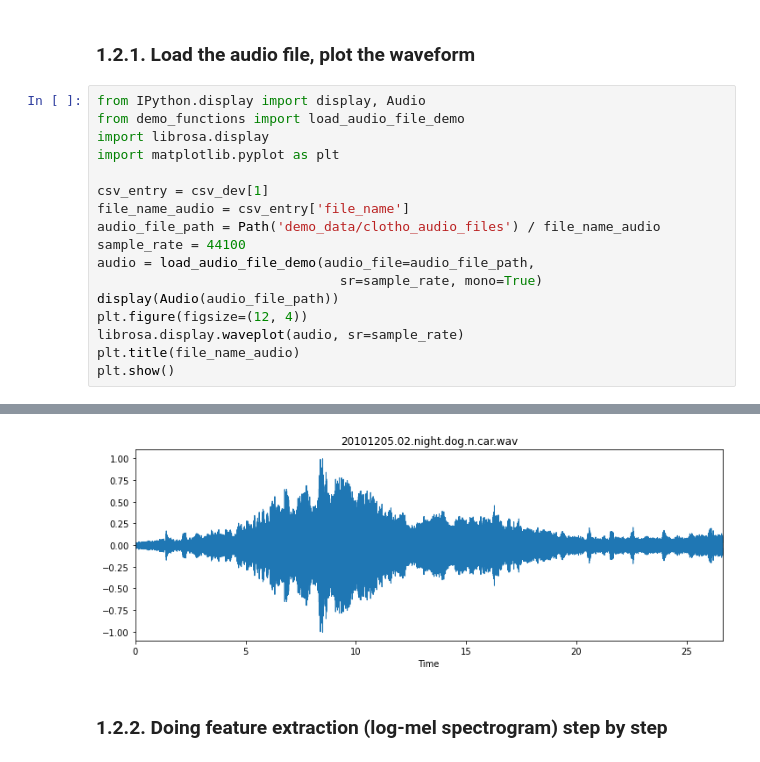
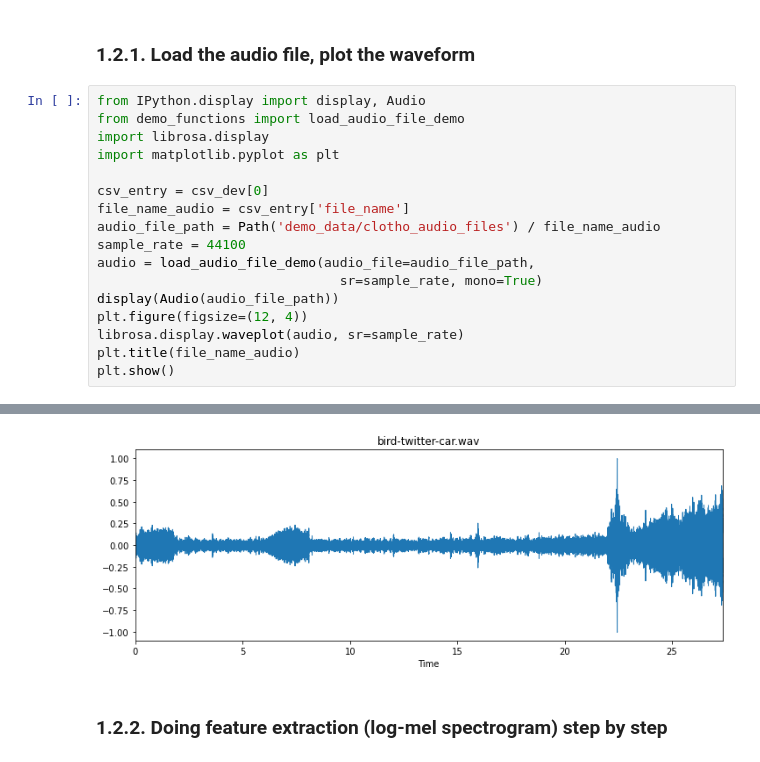
Before and after one commit to DK-Nguyen/audio-captioning-sub-sampling, a Jupyter notebook: notebooks/demo-audio-cap.ipynb, the cells around one changed output, grey strips where cells are left out. Drawn from its saved outputs; the diff is of its cells as text.

```diff
--- a/notebooks/demo-audio-cap.ipynb
+++ b/notebooks/demo-audio-cap.ipynb
@@ -190,23 +179,23 @@ output_dir = Path('demo_data/pickles')
 # %%
 from IPython.display import display, Audio
 from demo_functions import load_audio_file_demo
 import librosa.display
 import matplotlib.pyplot as plt
 
-csv_entry = csv_dev[1]
+csv_entry = csv_dev[0]
 file_name_audio = csv_entry['file_name']
 audio_file_path = Path('demo_data/clotho_audio_files') / file_name_audio
 sample_rate = 44100
 audio = load_audio_file_demo(audio_file=audio_file_path,
                                sr=sample_rate, mono=True)
 display(Audio(audio_file_path))
 plt.figure(figsize=(12, 4))
 librosa.display.waveplot(audio, sr=sample_rate)
 plt.title(file_name_audio)
 plt.show()
 # %% [output]
 [interactive output not drawn]
-[figure, old version]
+[figure, new version]
 # %% [markdown]
 ### 1.2.2. Doing feature extraction (log-mel spectrogram) step by step
 # %% [markdown]
```
Also changed, not shown: parts of 17 cells of this notebook, 20 other files.
